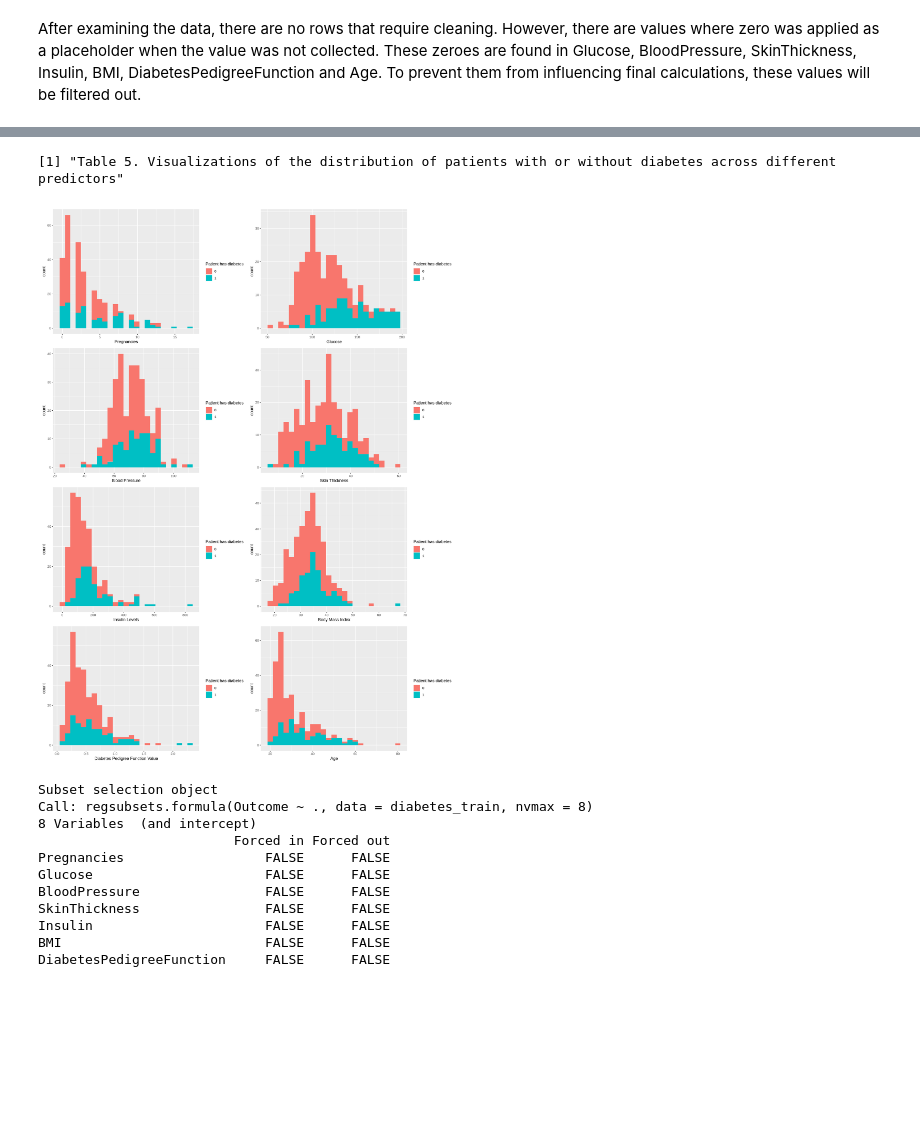
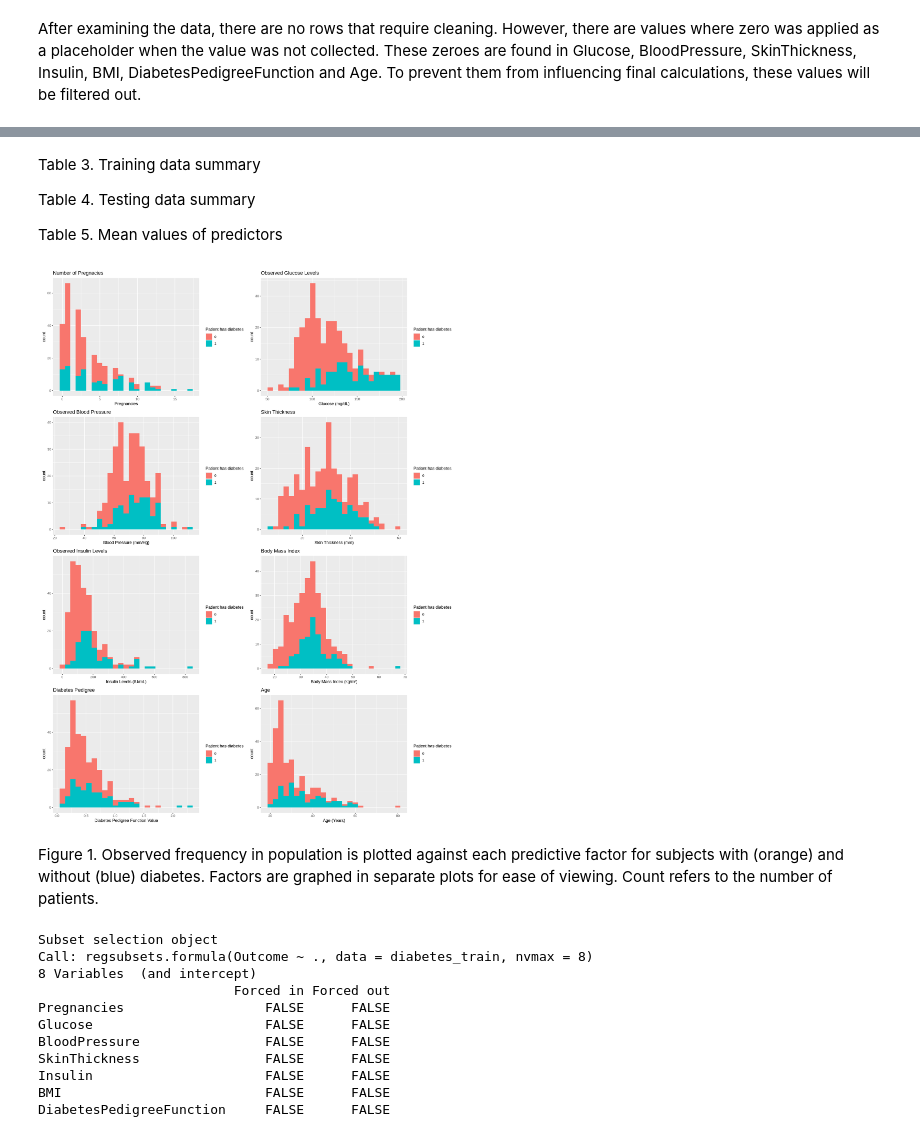
Before and after one commit to hsgao12/dsci-100-group-132, a Jupyter notebook: DSCI100 report.ipynb, the cells around one changed output, grey strips where cells are left out. Drawn from its saved outputs; the diff is of its cells as text; code cells hidden in the pictures; blank space fills up the shorter version.

```diff
--- a/DSCI100 report.ipynb
+++ b/DSCI100 report.ipynb
@@ -167,46 +163,62 @@ A tibble: 1 × 8
 | Pregnancies | Glucose | BloodPressure | SkinThickness | Insulin | BMI | DiabetesPedigreeFunction | Age |
 | <dbl> | <dbl> | <dbl> | <dbl> | <dbl> | <dbl> | <dbl> | <dbl> |
 | 3.34471 | 120.6519 | 70.88055 | 29.04778 | 149.6416 | 33.04403 | 0.5107099 | 30.69283 |
+# %% [markdown]
+Table 3. Training data summary
+
+Table 4. Testing data summary
+
+Table 5. Mean values of predictors
 # %%
+# Producing figures to help visually isolate predictive factor relationships
+
 options(repr.plot.width = 15, repr.plot.height = 20)
 
 p1 <- ggplot(diabetes_train, aes(x=Pregnancies, fill=Outcome)) +
     geom_histogram(position="stack", bins=25) +
-    labs(x="Pregnancies", fill="Patient has diabetes")
+    labs(x="Pregnancies", fill="Patient has diabetes") +
+    ggtitle("Number of Pregnacies")
 
 p2 <- ggplot(diabetes_train, aes(x=Glucose, fill=Outcome)) +
     geom_histogram(position="stack", bins=25) +
-    labs(x="Glucose", fill="Patient has diabetes")
+    labs(x="Glucose (mg/dL)", fill="Patient has diabetes") +
+    ggtitle("Observed Glucose Levels")
 
 p3 <- ggplot(diabetes_train, aes(x=BloodPressure, fill=Outcome)) +
     geom_histogram(position="stack", bins=25) +
-    labs(x="Blood Pressure", fill="Patient has diabetes")
+    labs(x="Blood Pressure (mm/Hg)", fill="Patient has diabetes") +
+    ggtitle("Observed Blood Pressure")
 
 p4 <- ggplot(diabetes_train, aes(x=SkinThickness, fill=Outcome)) +
     geom_histogram(position="stack", bins=25) +
-    labs(x="Skin Thickness", fill="Patient has diabetes")
+    labs(x="Skin Thickness (mm)", fill="Patient has diabetes") +
+    ggtitle("Skin Thickness")
 
 p5 <- ggplot(diabetes_train, aes(x=Insulin, fill=Outcome)) +
     geom_histogram(position="stack", bins=25) +
-    labs(x="Insulin Levels", fill="Patient has diabetes")
+    labs(x="Insulin Levels (IU/mL)", fill="Patient has diabetes") +
+    ggtitle("Observed Insulin Levels")
 
 p6 <- ggplot(diabetes_train, aes(x=BMI, fill=Outcome)) +
     geom_histogram(position="stack", bins=25) +
-    labs(x="Body Mass Index", fill="Patient has diabetes")
+    labs(x="Body Mass Index (kg/m²)", fill="Patient has diabetes") +
+    ggtitle("Body Mass Index")
 
 p7 <- ggplot(diabetes_train, aes(x=DiabetesPedigreeFunction, fill=Outcome)) +
     geom_histogram(position="stack", bins=25) +
-    labs(x="Diabetes Pedigree Function Value", fill="Patient has diabetes")
+    labs(x="Diabetes Pedigree Function Value", fill="Patient has diabetes") +
+    ggtitle("Diabetes Pedigree")
 
 p8 <- ggplot(diabetes_train, aes(x=Age, fill=Outcome)) +
     geom_histogram(position="stack", bins=25) +
-    labs(x="Age", fill="Patient has diabetes")
+    labs(x="Age (Years)", fill="Patient has diabetes") +
+    ggtitle("Age")
 
 (p1 | p2) / (p3 | p4) / (p5 | p6) / (p7 | p8)
-print("Table 5. Visualizations of the distribution of patients with or without diabetes across different predictors")
 # %% [output]
-[1] "Table 5. Visualizations of the distribution of patients with or without diabetes across different predictors"
-[figure, old version]
+[figure, new version]
+# %% [markdown]
+ Figure 1. Observed frequency in population is plotted against each predictive factor for subjects with (orange) and without (blue) diabetes. Factors are graphed in separate plots for ease of viewing. Count refers to the number of patients.
 # %%
 # Finding best subsets of predictors to use
 subsets <- regsubsets(Outcome~., data=diabetes_train, nvmax=8)
```
Also changed, not shown: parts of 22 cells of this notebook.
